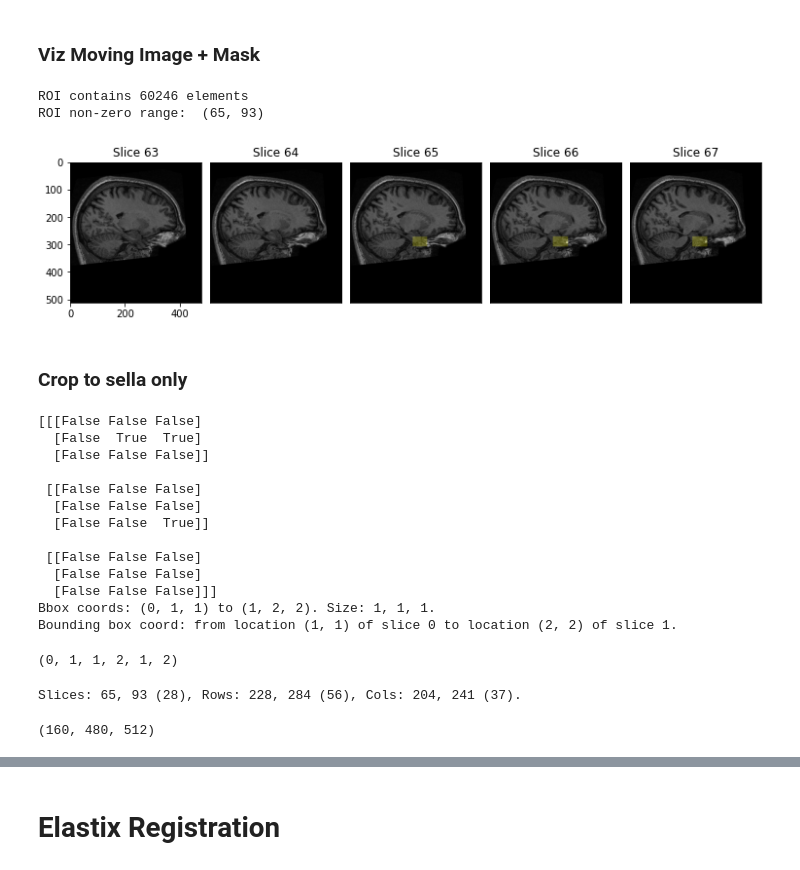
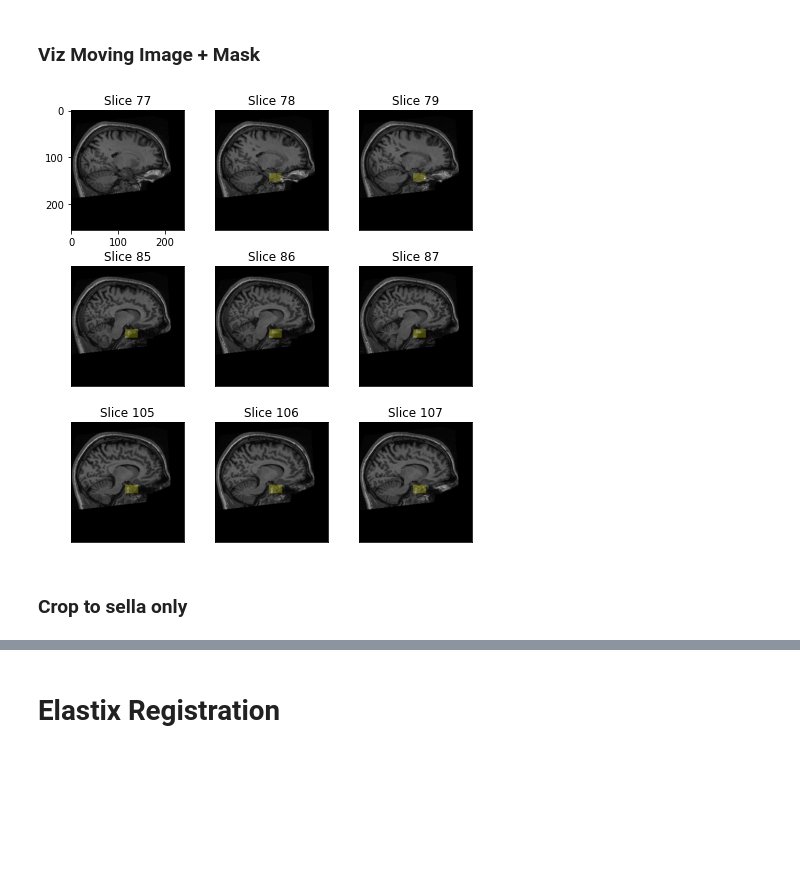
Before and after one commit to RGologorsky/DeepPit, a Jupyter notebook: 0 - Affine Alignment.ipynb, the cells around one changed output, grey strips where cells are left out. Saved outputs shown, nothing was run; the diff lists cells and outputs as text; code cells hidden in the pictures; blank space fills up the shorter version.

```diff
--- a/0 - Affine Alignment.ipynb
+++ b/0 - Affine Alignment.ipynb
@@ -111,0 +78,21 @@ ROI non-zero range:  (65, 93)
+# %%
+# isotropic preprocessing param
+iso_spacing      = (1,1,1)
+iso_interpolator = sitk.sitkLinear # sitk.sitkBSline
+
+# set moving MR
+moving_folder = "50455"
+moving_obj, moving_mask_obj = folder2objs(moving_folder, train_data_dict, iso_spacing, iso_interpolator)
+# %%
+print("#"*10, f"Moving MR", "#"*10)
+print(f"Shape: {fixed_obj.GetSize()}")
+print(f"Spacing: {round_tuple(fixed_obj.GetSpacing())}")
+print(f"Orientation: {round_tuple(fixed_obj.GetDirection())}")
+
+print("#"*10, f"Moving ROI", "#"*10)
+moving_mask_arr = sitk2np(moving_mask_obj)
+moving_bbox_coords = mask2bbox(moving_mask_arr)
+print_bbox(*moving_bbox_coords)
+
+print("#"*10, f"Fixed ROI", "#"*10)
+print_bbox(*fixed_bbox_coords)
@@ -112,18 +110,14 @@ ROI non-zero range:  (65, 93)
 # %% [markdown]
 ### Viz Moving Image + Mask
-# %%
-# see which slices contain ROI
-print(f"ROI contains {np.count_nonzero(moving_mask_arr)} elements")
-print(f"ROI non-zero range: ", get_roi_range(moving_mask_arr, axis=0))
-# %% [output]
-ROI contains 60246 elements
-ROI non-zero range:  (65, 93)
 # %%
-viz_axis(sitk2np(moving_obj), bin_mask_arr = moving_mask_arr, color1 = "yellow", alpha1=0.3,
-        slices=lrange(63, 68), fixed_axis=0, \
+# Bbox is between 78-107 along axis 0.
+slice_range = lrange(77,80) + lrange(85,88) + lrange(105,108)
+viz_axis(sitk2np(moving_obj), \
+        bin_mask_arr = moving_mask_arr, color1 = "yellow", alpha1=0.3,
+        slices=slice_range, fixed_axis=0, \
         axis_fn = np.rot90, \
-        grid = [1, 5], hspace=0.3, fig_mult=2)
+        grid = [3, 3], hspace=0.3, fig_mult=2)
 # %% [output]
-[figure, old version]
+[figure, new version]
 # %% [markdown]
 ### Crop to sella only
@@ -148,38 +124,2 @@ def print_bbox(imin, imax, jmin, jmax, kmin, kmax):
-# %%
-test_mask = np.array([
-    [[False, False, False], [False, True, True], [False, False, False]],
-    [[False, False, False], [False, False, False], [False, False, True]],
-    [[False, False, False], [False, False, False], [False, False, False]]
-])
-
-print(test_mask)
-print_bbox(*bbox(test_mask))
-# %% [output]
-[[[False False False]
-  [False  True  True]
-  [False False False]]
-
- [[False False False]
-  [False False False]
-  [False False  True]]
-
- [[False False False]
-  [False False False]
-  [False False False]]]
-Bbox coords: (0, 1, 1) to (1, 2, 2). Size: 1, 1, 1.
-Bounding box coord: from location (1, 1) of slice 0 to location (2, 2) of slice 1.
-# %%
-bbox(test)
-# %% [output]
-(0, 1, 1, 2, 1, 2)
-# %%
-imin, imax, jmin, jmax, kmin, kmax = bbox(moving_mask_arr)
-print(f"Slices: {imin}, {imax} ({imax-imin}), Rows: {jmin}, {jmax} ({jmax-jmin}), Cols: {kmin}, {kmax} ({kmax-kmin}).")
-# %% [output]
-Slices: 65, 93 (28), Rows: 228, 284 (56), Cols: 204, 241 (37).
-# %%
-moving_mask_arr.shape
-# %% [output]
-(160, 480, 512)
 # %%
 # viz just the sella
```
Also changed, not shown: parts of 58 cells of this notebook, 18 other files.
